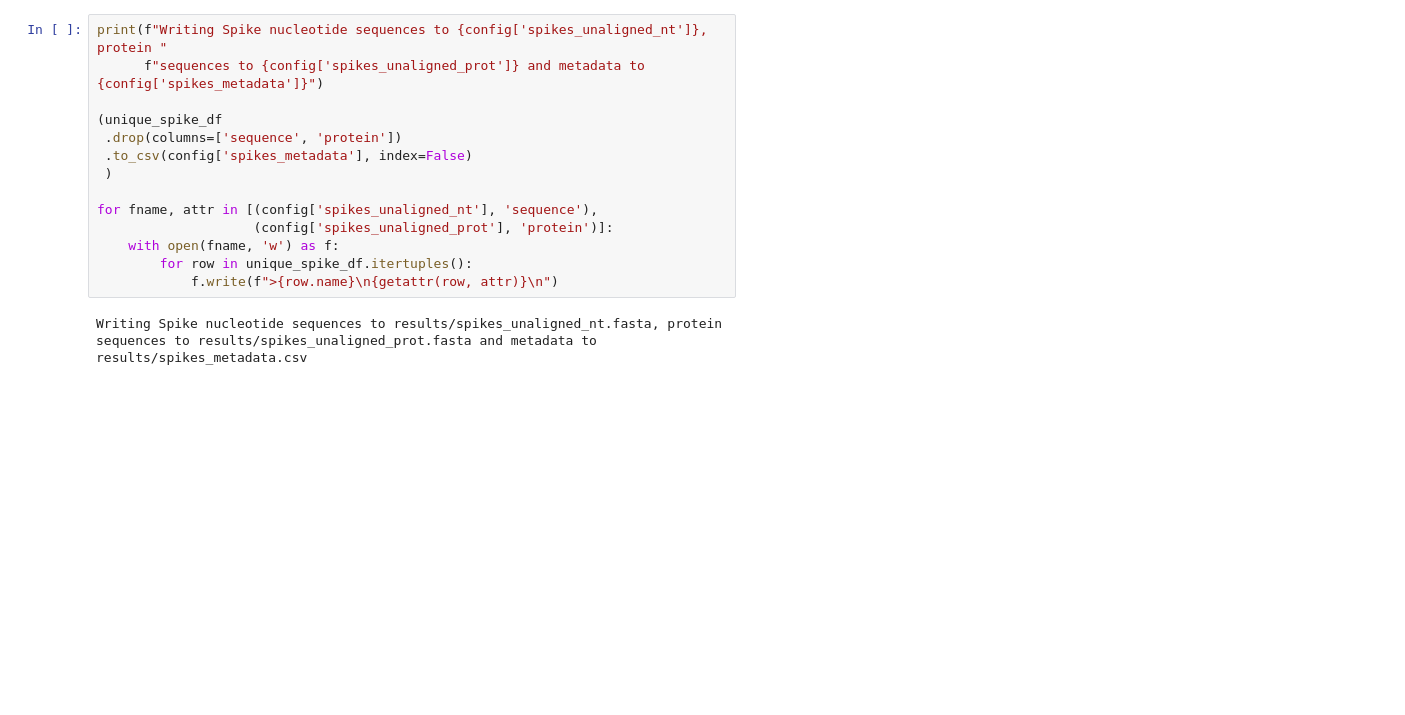
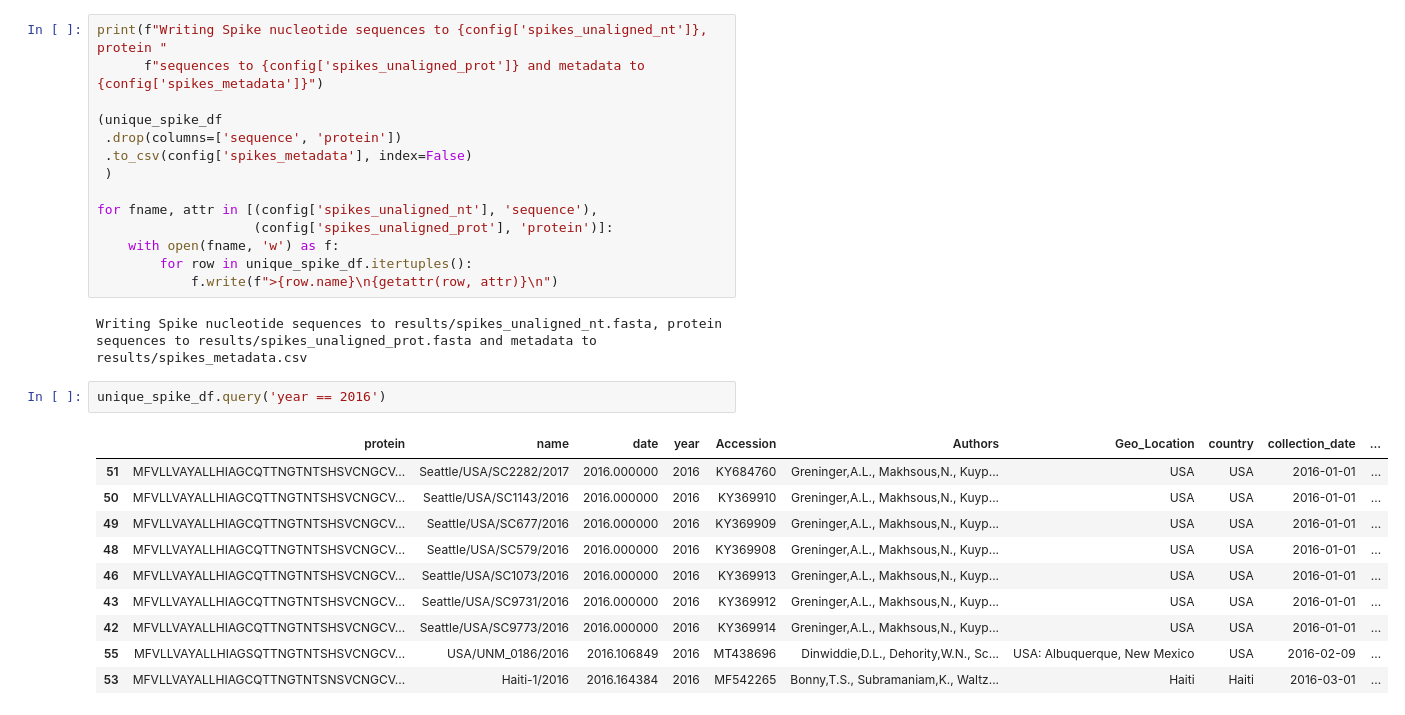
Before and after one commit to jbloomlab/CoV_229E_antigenic_drift, a Jupyter notebook: get_parse_spikes.ipynb, the cells around one changed output. Cells and saved outputs as stored; diff of their text form; blank space fills up the shorter version.

```diff
--- a/get_parse_spikes.ipynb
+++ b/get_parse_spikes.ipynb
@@ -337,3 +329,16 @@ for fname, attr in [(config['spikes_unaligned_nt'], 'sequence'),
             f.write(f">{row.name}\n{getattr(row, attr)}\n")
 # %% [output]
 Writing Spike nucleotide sequences to results/spikes_unaligned_nt.fasta, protein sequences to results/spikes_unaligned_prot.fasta and metadata to results/spikes_metadata.csv
+# %%
+unique_spike_df.query('year == 2016')
+# %% [output]
+|  | protein | name | date | year | Accession | Authors | Geo_Location | country | collection_date | ... |
+| 51 | MFVLLVAYALLHIAGCQTTNGTNTSHSVCNGCV... | Seattle/USA/SC2282/2017 | 2016.000000 | 2016 | KY684760 | Greninger,A.L., Makhsous,N., Kuyp... | USA | USA | 2016-01-01 | ... |
+| 50 | MFVLLVAYALLHIAGCQTTNGTNTSHSVCNGCV... | Seattle/USA/SC1143/2016 | 2016.000000 | 2016 | KY369910 | Greninger,A.L., Makhsous,N., Kuyp... | USA | USA | 2016-01-01 | ... |
+| 49 | MFVLLVAYALLHIAGCQTTNGTNTSHSVCNGCV... | Seattle/USA/SC677/2016 | 2016.000000 | 2016 | KY369909 | Greninger,A.L., Makhsous,N., Kuyp... | USA | USA | 2016-01-01 | ... |
+| 48 | MFVLLVAYALLHIAGCQTTNGTNTSHSVCNGCV... | Seattle/USA/SC579/2016 | 2016.000000 | 2016 | KY369908 | Greninger,A.L., Makhsous,N., Kuyp... | USA | USA | 2016-01-01 | ... |
+| 46 | MFVLLVAYALLHIAGCQTTNGTNTSHSVCNGCV... | Seattle/USA/SC1073/2016 | 2016.000000 | 2016 | KY369913 | Greninger,A.L., Makhsous,N., Kuyp... | USA | USA | 2016-01-01 | ... |
+| 43 | MFVLLVAYALLHIAGCQTTNGTNTSHSVCNGCV... | Seattle/USA/SC9731/2016 | 2016.000000 | 2016 | KY369912 | Greninger,A.L., Makhsous,N., Kuyp... | USA | USA | 2016-01-01 | ... |
+| 42 | MFVLLVAYALLHIAGCQTTNGTNTSHSVCNGCV... | Seattle/USA/SC9773/2016 | 2016.000000 | 2016 | KY369914 | Greninger,A.L., Makhsous,N., Kuyp... | USA | USA | 2016-01-01 | ... |
+| 55 | MFVLLVAYALLHIAGSQTTNGTNTSHSVCNGCV... | USA/UNM_0186/2016 | 2016.106849 | 2016 | MT438696 | Dinwiddie,D.L., Dehority,W.N., Sc... | USA: Albuquerque, New Mexico | USA | 2016-02-09 | ... |
+| 53 | MFVLLVAYALLHIAGCQTTNGTNTSNSVCNGCV... | Haiti-1/2016 | 2016.164384 | 2016 | MF542265 | Bonny,T.S., Subramaniam,K., Waltz... | Haiti | Haiti | 2016-03-01 | ... |
```
Also changed, not shown: parts of 3 cells of this notebook, 15 other files.
